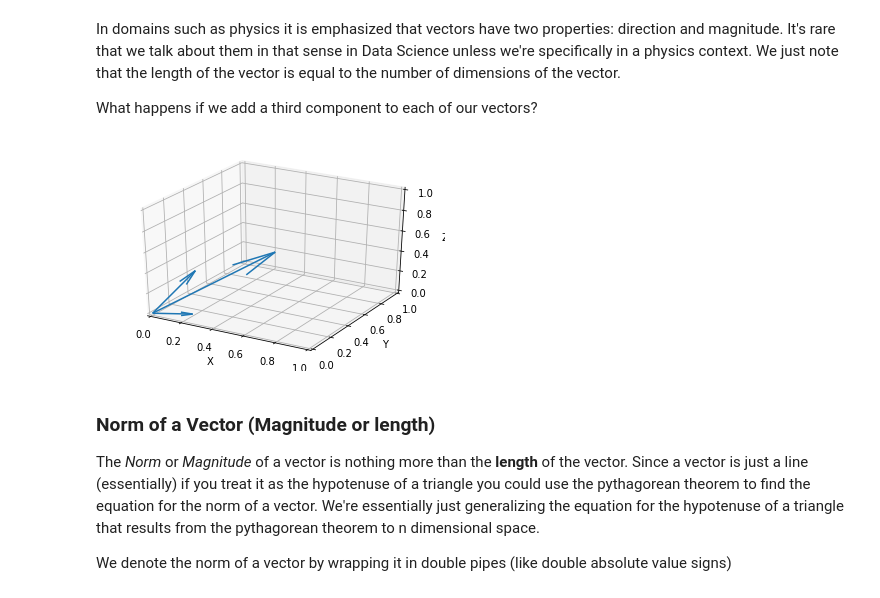
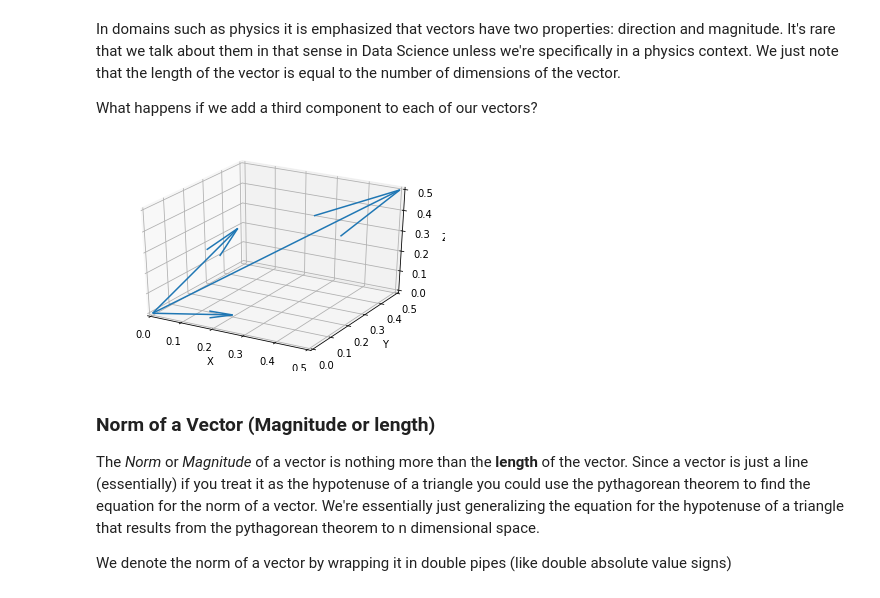
Before and after one commit to jrslagle/DS-Unit-1-Sprint-3-Linear-Algebra, a Jupyter notebook: module1-vectors-and-matrices/LS_DS_131_Vectors_and_Matrices.ipynb, the cells around one changed output. Drawn from its saved outputs; the diff is of its cells as text; code cells hidden in the pictures.

```diff
--- a/module1-vectors-and-matrices/LS_DS_131_Vectors_and_Matrices.ipynb
+++ b/module1-vectors-and-matrices/LS_DS_131_Vectors_and_Matrices.ipynb
@@ -368,28 +369,25 @@ What happens if we add a third component to each of our vectors?
 # %%
 from mpl_toolkits.mplot3d import Axes3D
 import numpy as np
 
+origin = [0, 0, 0]
 yellow = [.5, .5, .5]
-red = [.2, .1, .0]
-blue = [.1, .3, .3]
+red    = [.2, .1, .0]
+blue   = [.1, .3, .3]
 
-vectors = np.array([[0, 0, 0, .5, .5, .5],
-                    [0, 0, 0, .2, .1, .0],
-                    [0, 0, 0, .1, .3, .3]])
+vectors = np.array([[*origin, *yellow],
+                    [*origin, *red],
+                    [*origin, *blue]])
 
-X, Y, Z, U, V, W = zip(*vectors)
+v_componenets = zip(*vectors) # translate from [x,y,z, x,y,z] to [x1,x2,x3]
 fig = plt.figure()
-ax = fig.add_subplot(111, projection='3d')
-ax.quiver(X, Y, Z, U, V, W, length=1)
-ax.set_xlim([0, 1])
-ax.set_ylim([0, 1])
-ax.set_zlim([0, 1])
-ax.set_xlabel('X')
-ax.set_ylabel('Y')
-ax.set_zlabel('Z')
+ax = fig.add_subplot(projection='3d')
+ax.quiver(*v_componenets, length=1)
+ax.set(xlim=[0, 0.5], ylim=[0, 0.5], zlim=[0, 0.5])
+ax.set(xlabel='X', ylabel='Y', zlabel='Z')
 plt.show()
 # %% [output]
-[figure, old version]
+[figure, new version]
 # %% [markdown]
 ### Norm of a Vector (Magnitude or length)
 
```
Also changed, not shown: parts of 16 cells of this notebook.
